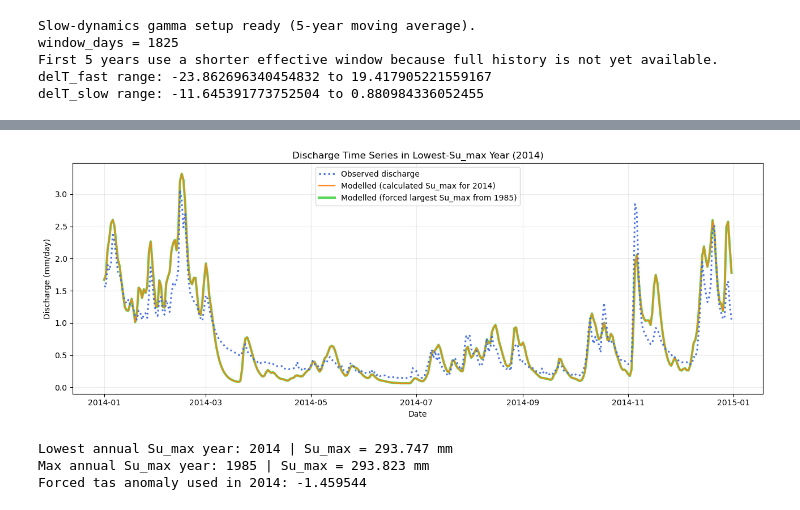
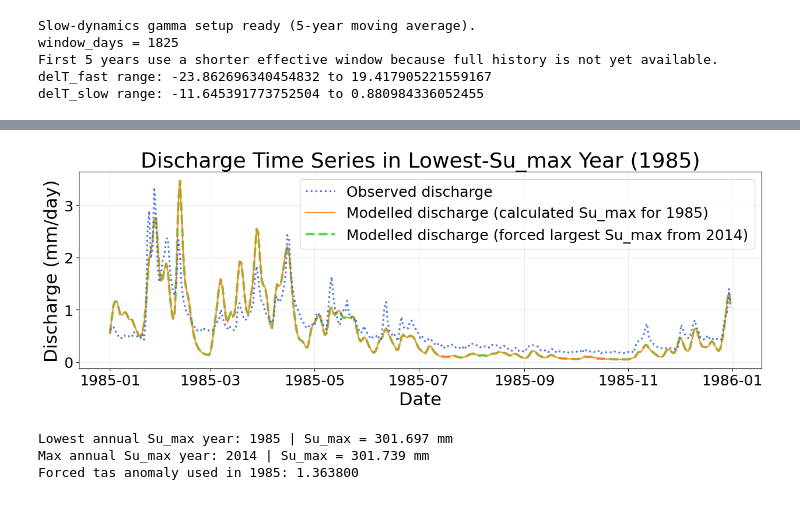
Before and after one commit to Doriswong35/teaching-materials, a Jupyter notebook: Main_project/HBV_varied_Su_max.ipynb, the cells around one changed output, grey strips where cells are left out. Drawn from its saved outputs; the diff is of its cells as text; code cells hidden in the pictures.

Commit message:
Resized graphs, re-run MC for 10000 runs

```diff
--- a/Main_project/HBV_varied_Su_max.ipynb
+++ b/Main_project/HBV_varied_Su_max.ipynb
@@ -6,6 +6,21 @@ from hbv_bmi_project import HBV_Bmi
 import xarray as xr
 import matplotlib.pyplot as plt
 from pathlib import Path
+# %%
+# Put this at the top of your notebook/cell
+plt.rcParams.update({
+    'font.size': 20,
+    'axes.titlesize': 26,
+    'axes.labelsize': 22,
+    'xtick.labelsize': 18,
+    'ytick.labelsize': 18,
+    'legend.fontsize': 18,
+    'lines.linewidth': 2.5,
+    'lines.markersize': 9,
+    'savefig.dpi': 300,
+})
+
+# Then create your graphs normally - they'll all be poster-ready
 # %%
 if 'nse' not in globals():
     def nse(obs, sim):
@@ -855,37 +894,37 @@ q_sim_counter_series = pd.Series(sim_counter, index=full_index)
 
 # Slice the selected low-Su_max year
 year_mask = full_index.year == low_year
 plot_index = full_index[year_mask]
 obs_year = q_obs_series.loc[plot_index]
 sim_best_year = q_sim_best_series.loc[plot_index]
 sim_counter_year = q_sim_counter_series.loc[plot_index]
 
 plt.figure(figsize=(13, 5))
 plt.plot(plot_index, obs_year.values,
          color='royalblue', linestyle=':', linewidth=2.2, alpha=0.95, zorder=4,
          label='Observed discharge')
 
 plt.plot(plot_index, sim_best_year.values,
          color='tab:orange', linestyle='-', linewidth=1.6, alpha=0.9, zorder=2,
-         label='Modelled (calculated Su_max for 2014)')
+         label='Modelled discharge (calculated Su_max for 1985)')
 
 plt.plot(plot_index, sim_counter_year.values,
-         color='limegreen', linestyle='-', linewidth=3.0, alpha=0.8, zorder=1,
-         label=f'Modelled (forced largest Su_max from {max_year})')
+         color='limegreen', linestyle='--', linewidth=3.0, alpha=0.8, zorder=1,
+         label=f'Modelled discharge (forced largest Su_max from {max_year})')
 
 plt.title(f'Discharge Time Series in Lowest-Su_max Year ({low_year})')
 plt.xlabel('Date')
 plt.ylabel('Discharge (mm/day)')
 plt.grid(alpha=0.25)
 plt.legend()
 plt.tight_layout()
 plt.show()
 
 print(f'Lowest annual Su_max year: {low_year} | Su_max = {annual_su_local.min():.3f} mm')
 print(f'Max annual Su_max year: {max_year} | Su_max = {max_su_value:.3f} mm')
 print(f'Forced tas anomaly used in {low_year}: {tas_forced_value:.6f}')
 # %% [output]
-[figure, old version]
+[figure, new version]
-Lowest annual Su_max year: 2014 | Su_max = 293.747 mm
-Max annual Su_max year: 1985 | Su_max = 293.823 mm
-Forced tas anomaly used in 2014: -1.459544
+Lowest annual Su_max year: 1985 | Su_max = 301.697 mm
+Max annual Su_max year: 2014 | Su_max = 301.739 mm
+Forced tas anomaly used in 1985: 1.363800
```
Also changed, not shown: parts of 15 cells of this notebook, 3 other files.
